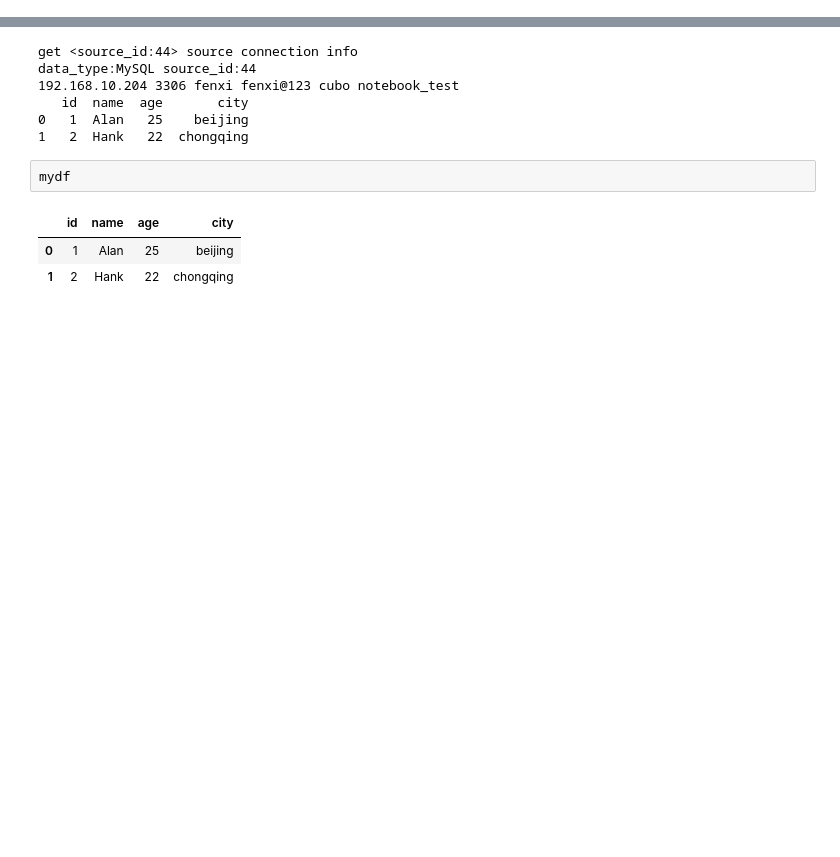
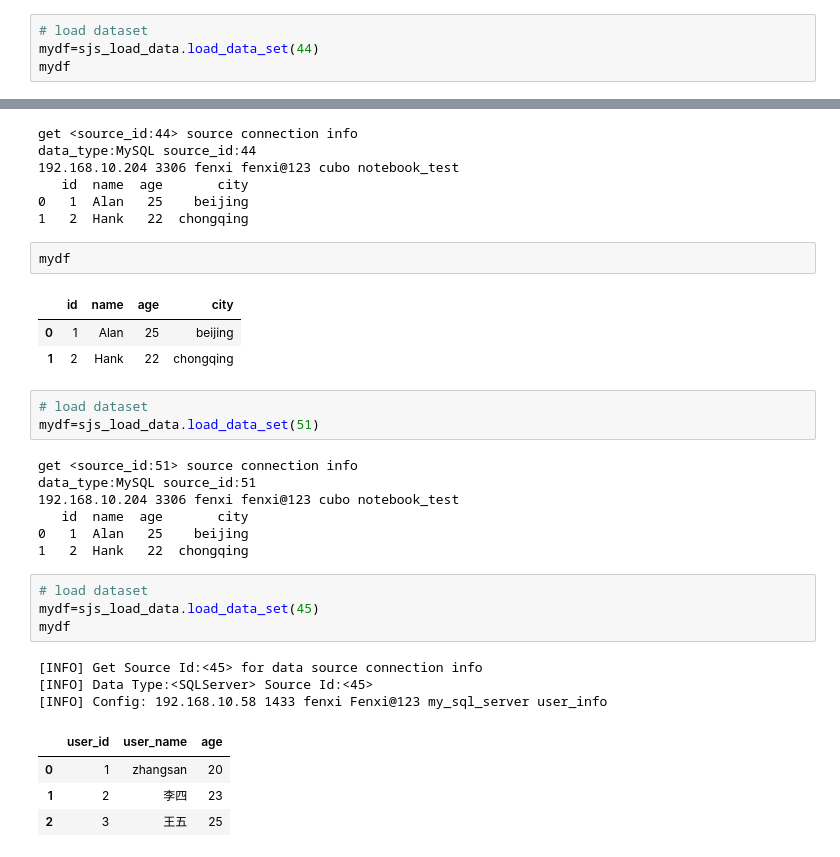
Before and after one commit to nickliqian/notebook, a Jupyter notebook: ipynb_demo/demo.ipynb, the cells around one changed output, grey strips where cells are left out. Saved outputs shown, nothing was run; the diff lists cells and outputs as text; blank space fills up the shorter version.

```diff
--- a/ipynb_demo/demo.ipynb
+++ b/ipynb_demo/demo.ipynb
@@ -2,0 +5,4 @@ print("test")
+# %%
+# load dataset
+mydf=sjs_load_data.load_data_set(44)
+mydf
@@ -171,3 +184,25 @@ mydf
 |  | id | name | age | city |
 | 0 | 1 | Alan | 25 | beijing |
 | 1 | 2 | Hank | 22 | chongqing |
+# %%
+# load dataset
+mydf=sjs_load_data.load_data_set(51)
+# %% [output]
+get <source_id:51> source connection info
+data_type:MySQL source_id:51
+192.168.10.204 3306 fenxi fenxi@123 cubo notebook_test
+   id  name  age       city
+0   1  Alan   25    beijing
+1   2  Hank   22  chongqing
+# %%
+# load dataset
+mydf=sjs_load_data.load_data_set(45)
+mydf
+# %% [output]
+[INFO] Get Source Id:<45> for data source connection info
+[INFO] Data Type:<SQLServer> Source Id:<45>
+[INFO] Config: 192.168.10.58 1433 fenxi Fenxi@123 my_sql_server user_info
+|  | user_id | user_name | age |
+| 0 | 1 | zhangsan | 20 |
+| 1 | 2 | 李四 | 23 |
+| 2 | 3 | 王五 | 25 |
```
Also changed, not shown: parts of 2 cells of this notebook, 15 other files.
